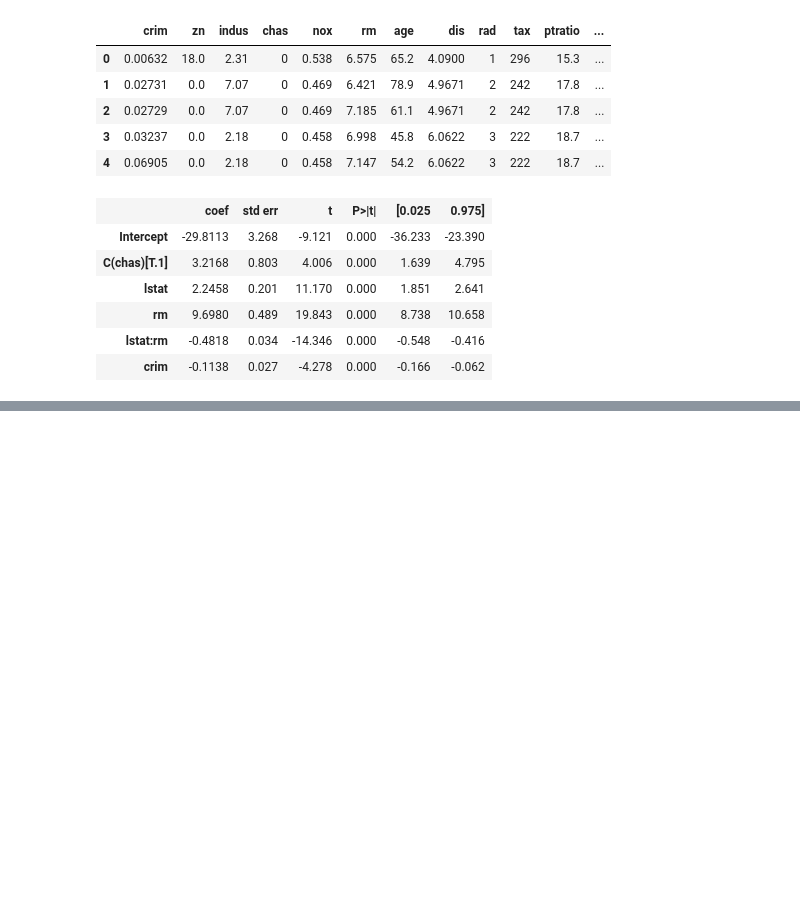
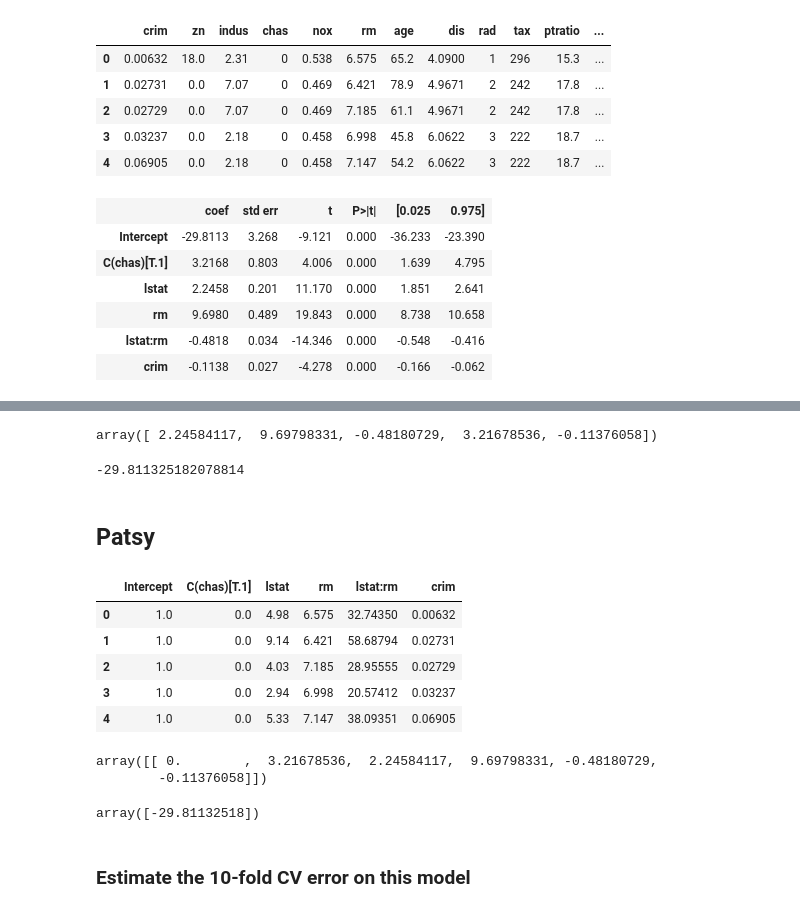
Before and after one commit to Heity94/01_DataScience_2021, a Jupyter notebook: Week_07/Homework7.ipynb, the cells around one changed output, grey strips where cells are left out. Cells and saved outputs as stored; diff of their text form; code cells hidden in the pictures; blank space fills up the shorter version.

```diff
--- a/Week_07/Homework7.ipynb
+++ b/Week_07/Homework7.ipynb
@@ -48,0 +134,22 @@ model.summary().tables[1]
+# %%
+lin_model1.coef_
+# %% [output]
+array([ 2.24584117,  9.69798331, -0.48180729,  3.21678536, -0.11376058])
+# %%
+lin_model1.intercept_
+# %% [output]
+-29.811325182078814
+# %% [markdown]
+## Patsy
+# %%
+formula = 'medv ~ lstat*rm + C(chas) + crim'
+y_t, X_t = dmatrices(formula, boston, return_type='dataframe')
+# %%
+X_t.head()
+# %% [output]
+|  | Intercept | C(chas)[T.1] | lstat | rm | lstat:rm | crim |
+| 0 | 1.0 | 0.0 | 4.98 | 6.575 | 32.74350 | 0.00632 |
+| 1 | 1.0 | 0.0 | 9.14 | 6.421 | 58.68794 | 0.02731 |
+| 2 | 1.0 | 0.0 | 4.03 | 7.185 | 28.95555 | 0.02729 |
+| 3 | 1.0 | 0.0 | 2.94 | 6.998 | 20.57412 | 0.03237 |
+| 4 | 1.0 | 0.0 | 5.33 | 7.147 | 38.09351 | 0.06905 |
@@ -48,0 +158,11 @@ model.summary().tables[1]
+# %%
+lin_model2.coef_
+# %% [output]
+array([[ 0.        ,  3.21678536,  2.24584117,  9.69798331, -0.48180729,
+        -0.11376058]])
+# %%
+lin_model2.intercept_
+# %% [output]
+array([-29.81132518])
+# %% [markdown]
+### Estimate the 10-fold CV error on this model
```
Also changed, not shown: parts of 15 cells of this notebook.
